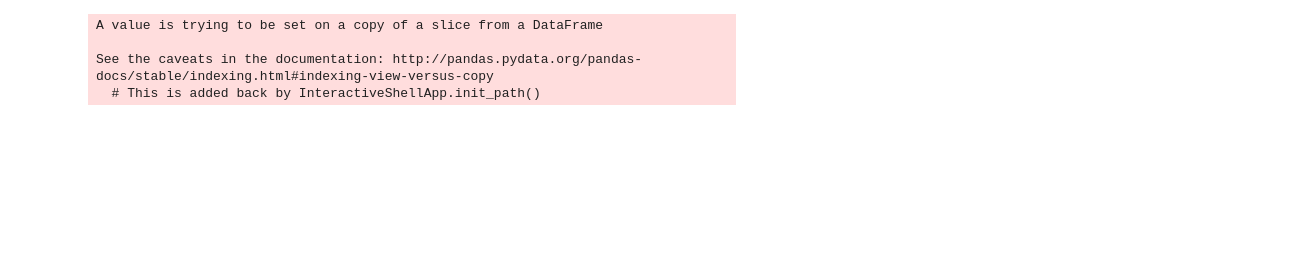
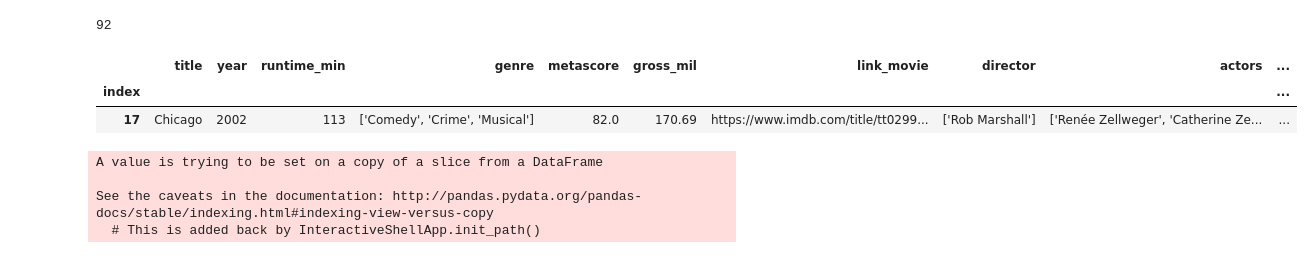
Before and after one commit to JohannesHoseth/Team-Leo, a Jupyter notebook: Data tidying.ipynb, the cells around one changed output. Cells and saved outputs as stored; diff of their text form; code cells hidden in the pictures; blank space fills up the shorter version.

```diff
--- a/Data tidying.ipynb
+++ b/Data tidying.ipynb
@@ -33,3 +55,13 @@ nom = nom.assign(won_oscar = lambda nom: nom.title.isin(win.title))
+# %%
+nom.to_csv('oscar')
+# %% [output]
+92
+# %%
+win.query('title=="Chicago"')
+# %% [output]
+|  | title | year | runtime_min | genre | metascore | gross_mil | link_movie | director | actors | ... |
+| index |  |  |  |  |  |  |  |  |  | ... |
+| 17 | Chicago | 2002 | 113 | ['Comedy', 'Crime', 'Musical'] | 82.0 | 170.69 | https://www.imdb.com/title/tt0299... | ['Rob Marshall'] | ['Renée Zellweger', 'Catherine Ze... | ... |
 # %%
 genres = []
 row = 1
```
Also changed, not shown: parts of 3 cells of this notebook, 1 other file.
